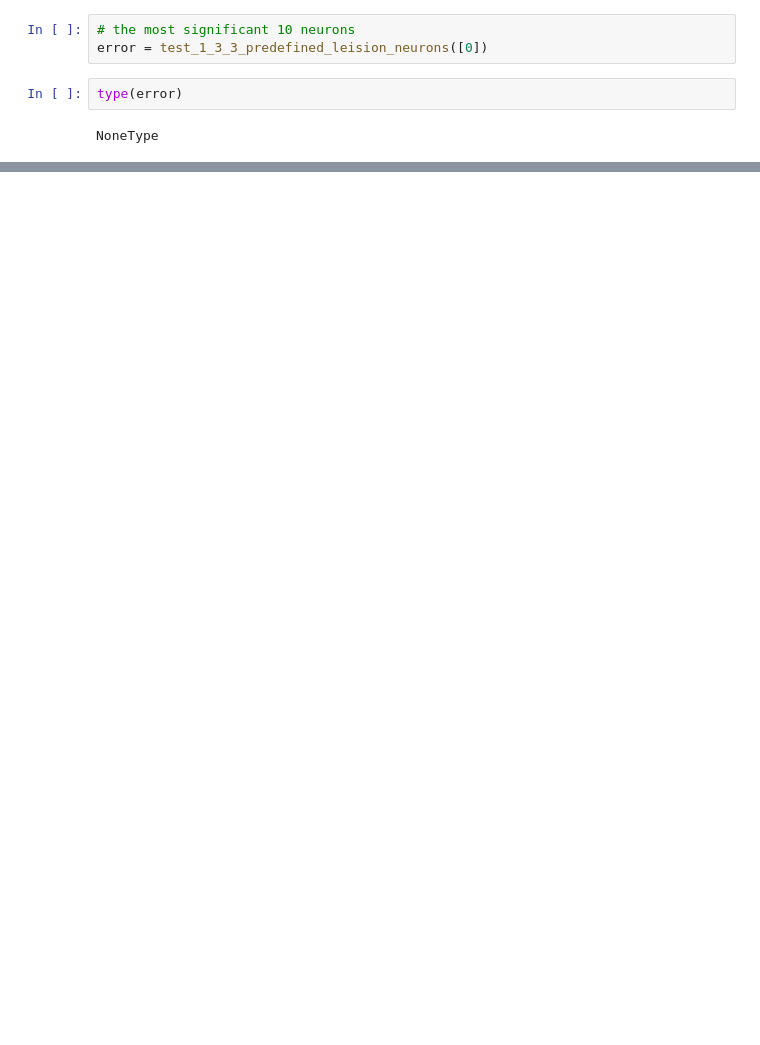
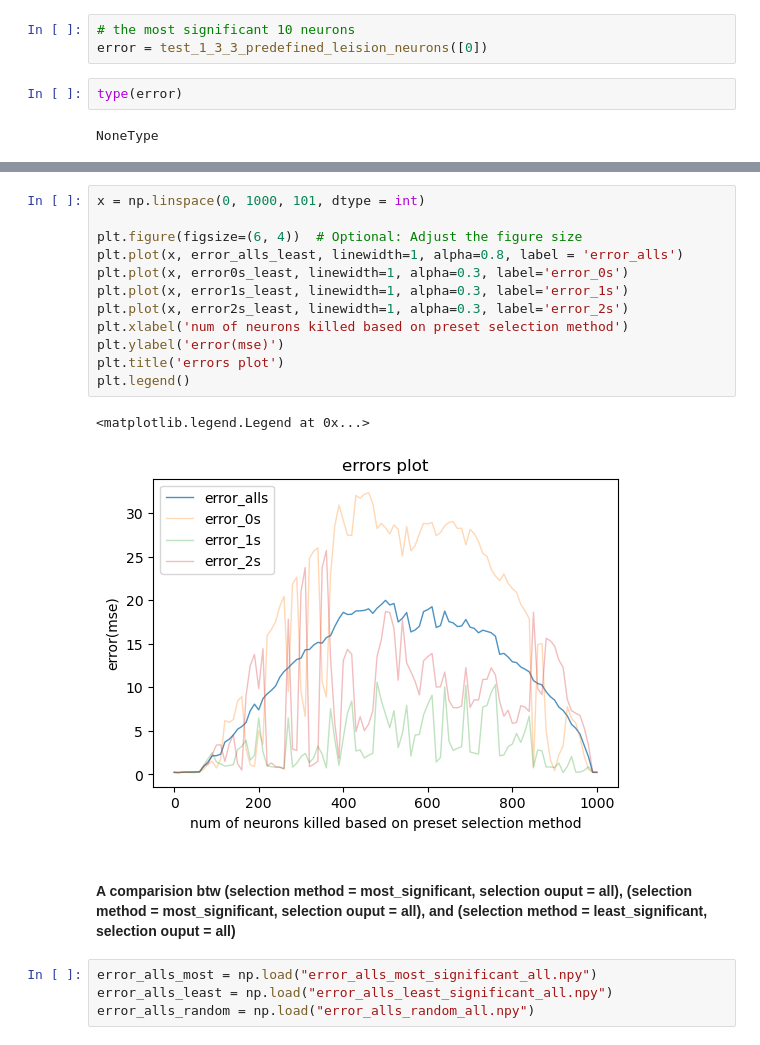
Before and after one commit to Noahkong12/TriceratopsWithLesion, a Jupyter notebook: ESN-WM/plot_weights_and_internals.ipynb, the cells around one changed output, grey strips where cells are left out. Drawn from its saved outputs; the diff is of its cells as text; blank space fills up the shorter version.

```diff
--- a/ESN-WM/plot_weights_and_internals.ipynb
+++ b/ESN-WM/plot_weights_and_internals.ipynb
@@ -166,0 +261,21 @@ NoneType
+# %%
+x = np.linspace(0, 1000, 101, dtype = int)
+
+plt.figure(figsize=(6, 4))  # Optional: Adjust the figure size
+plt.plot(x, error_alls_least, linewidth=1, alpha=0.8, label = 'error_alls')
+plt.plot(x, error0s_least, linewidth=1, alpha=0.3, label='error_0s')
+plt.plot(x, error1s_least, linewidth=1, alpha=0.3, label='error_1s')
+plt.plot(x, error2s_least, linewidth=1, alpha=0.3, label='error_2s')
+plt.xlabel('num of neurons killed based on preset selection method')
+plt.ylabel('error(mse)')
+plt.title('errors plot')
+plt.legend()
+# %% [output]
+<matplotlib.legend.Legend at 0x...>
+[figure, added]
+# %% [markdown]
+#### A comparision btw (selection method = most_significant, selection ouput = all), (selection method = most_significant, selection ouput = all), and (selection method = least_significant, selection ouput = all)
+# %%
+error_alls_most = np.load("error_alls_most_significant_all.npy")
+error_alls_least = np.load("error_alls_least_significant_all.npy")
+error_alls_random = np.load("error_alls_random_all.npy")
```
Also changed, not shown: parts of 11 cells of this notebook, 2 other files.
